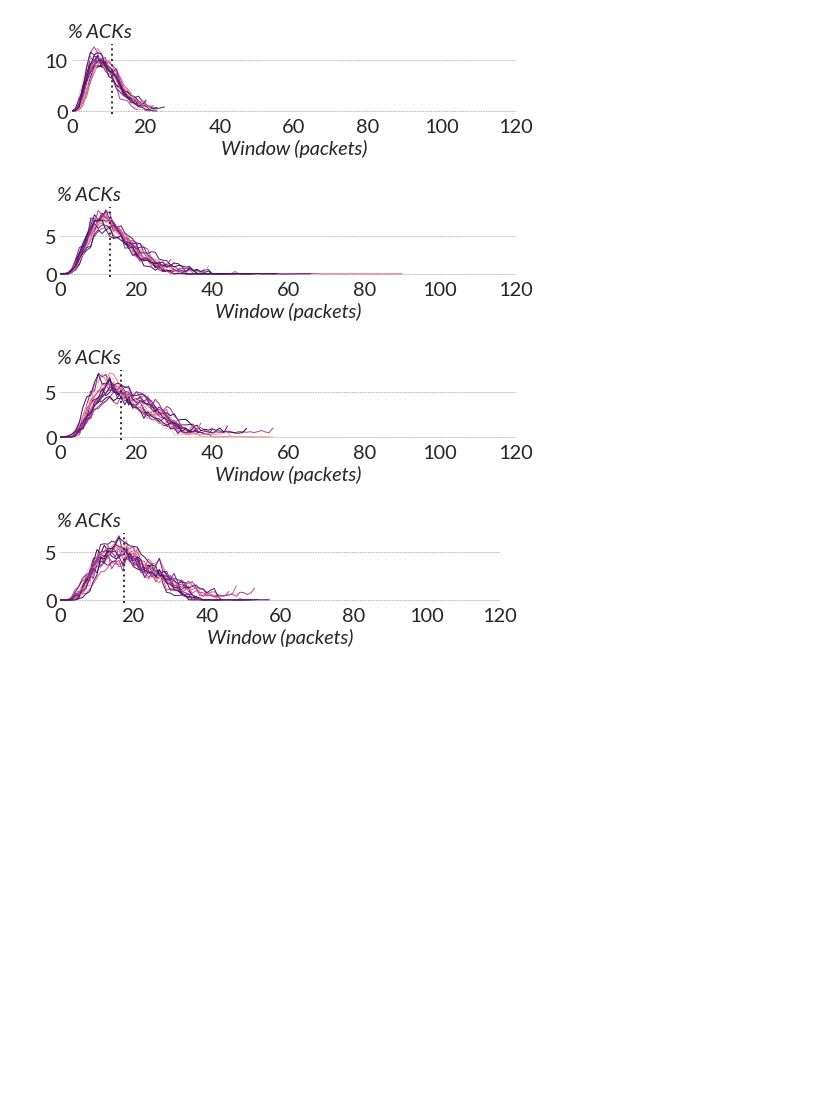
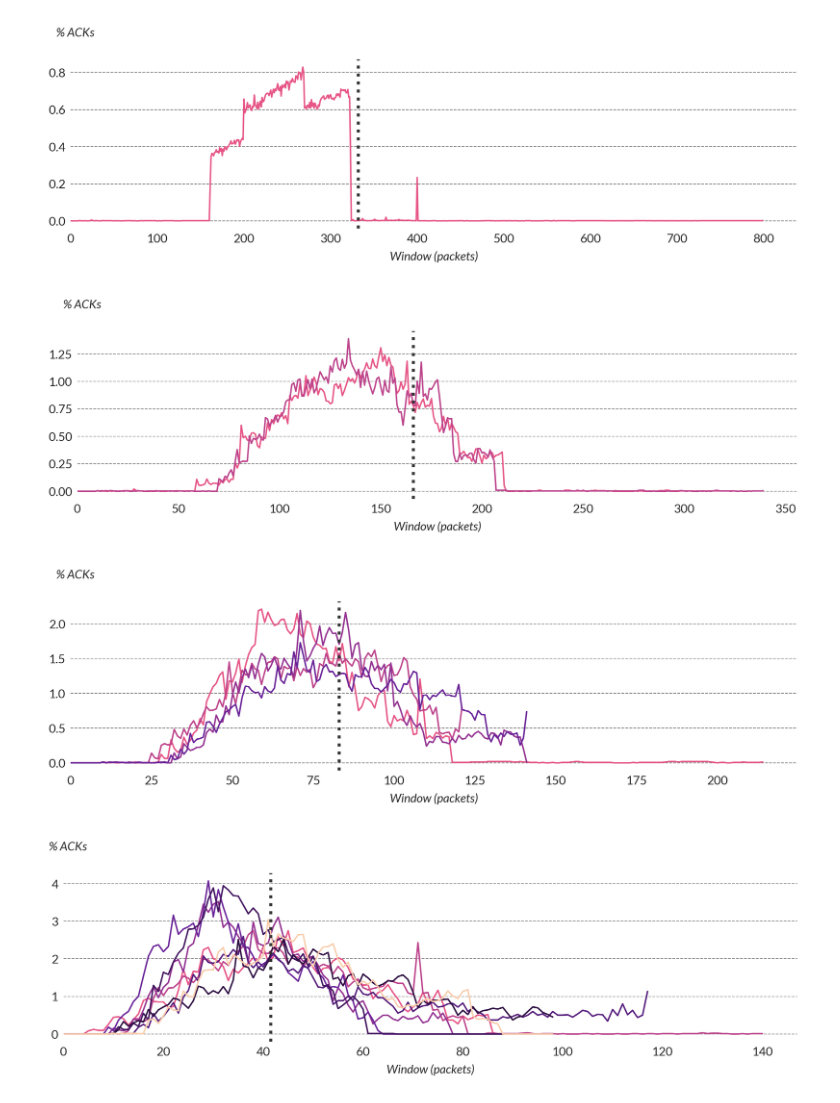
Before and after one commit to brucespang/ifip21-buffer-sizing, a Jupyter notebook: notebooks/Figure 7.ipynb, the cells around one changed output. Saved outputs shown, nothing was run; the diff lists cells and outputs as text; code cells hidden in the pictures; blank space fills up the shorter version.

```diff
--- a/notebooks/Figure 7.ipynb
+++ b/notebooks/Figure 7.ipynb
@@ -11,13 +11,12 @@ width = 7.141
 matplotlib.rcParams['figure.figsize'] = (width, width*1/3)
 # %%
 df = pd.read_sql("""
-select num_flows, max_queue_depth_packets, algorithm, count(*)
-from traces
+select * from traces
 inner join experiments on experiments.id = traces.experiment_id
 where note in ('postcard', 'postcard-ecn', 'postcard-reno')
-and algorithm in ('reno', 'scalable', 'cubic', 'bbr')
+and algorithm = 'reno'
 and action = 'drop'
-group by 1,2,3
+and max_queue_depth_cells = 18675
 """, con)
 df.head()
 # %% [output]
@@ -30,52 +30,45 @@ df.head()
 # %%
 bdp = 166
-n = 16
-
+B = df.iloc[0].max_queue_depth_packets
 
 distribution_stats = []
 
-for B, nfdf in df.sort_values('max_queue_depth_packets').groupby('max_queue_depth_packets'):
+for n, nfdf in df.sort_values('num_flows').groupby('num_flows'):
     plt.figure(figsize=(width, 1/3*width))
 
     cwnds = []
     for flow,fdf in nfdf.groupby(['sport', 'dport']):
         if len(fdf) < 100: continue
 
-        max_cwnd = fdf.snd_cwnd.max()
+        max_cwnd = max(fdf.snd_cwnd.max(), 100)
         ys,xs = np.histogram(fdf.snd_cwnd, bins=np.arange(0,max_cwnd,1))
         ys = np.divide(ys, sum(ys))*100
 
         plt.plot(xs[:-1], ys, label=flow, linewidth=1)
         cwnds.extend(fdf.snd_cwnd)
 
     cwnds = np.array(cwnds)
     for quantile in [0.01, 0.05, 0.1, 0.25, 0.5, 0.75, 0.9, 0.95, 0.99]:
-        distribution_stats.append([B, quantile, np.quantile(cwnds, quantile)])
+        distribution_stats.append([n, quantile, np.quantile(cwnds, quantile)])
     mean = (bdp + B)/n
-    distribution_stats.append([B, 0, np.min(cwnds)])
-    distribution_stats.append([B, 100, np.max(cwnds)])
-    distribution_stats.append([B, "iqr", np.quantile(cwnds, 0.75) - np.quantile(cwnds, 0.25)])
-    distribution_stats.append([B, "99-range", np.quantile(cwnds, 0.99) - np.quantile(cwnds, 0.01)])
-    distribution_stats.append([B, "normalized-99-range", (np.quantile(cwnds, 0.99) - np.quantile(cwnds, 0.01))/mean])
-    distribution_stats.append([B, "normalized-range", (np.max(cwnds) - np.min(cwnds))/mean])
-    distribution_stats.append([B, "normalized-max", (np.max(cwnds))/mean])
-    distribution_stats.append([B, "normalized-min", (np.min(cwnds))/mean])
-    distribution_stats.append([B, "normalized-99", (np.quantile(cwnds, 0.99))/mean])
-    distribution_stats.append([B, "normalized-01", (np.quantile(cwnds, 0.01))/mean])
-    distribution_stats.append([B, "range", np.max(cwnds) - np.min(cwnds)])
-    distribution_stats.append([B, "mean", np.mean(cwnds)])
+    distribution_stats.append([n, 0, np.min(cwnds)])
+    distribution_stats.append([n, 100, np.max(cwnds)])
+    distribution_stats.append([n, "iqr", np.quantile(cwnds, 0.75) - np.quantile(cwnds, 0.25)])
+    distribution_stats.append([n, "normalized-99", (np.quantile(cwnds, 0.99))/mean])
+    distribution_stats.append([n, "normalized-01", (np.quantile(cwnds, 0.01))/mean])
+
 
     plt.axvline(x=(bdp + B)/n, linestyle=":", color='#333333')
 #    plt.text((bdp + B)/n+1, 6, "Fair share", fontweight='bold', color='#333333')
 
     plt.xlabel("Window (packets)")
     plt.ylabel("% ACKs")
+    plt.axis(xmin=0)
     plorts.style_axis()
-    plt.axis(xmin=0, xmax=120)
 
     plt.savefig(f"../figures/fairness_reno_drop_{n}_{bdp}.png")
 # %% [output]
-[figure, old version]
+[figure, new version]
-[figure, old version]
+[figure, new version]
-[figure, old version]
+[figure, new version]
-[figure, old version]
+[figure, new version]
```
Also changed, not shown: parts of 2 cells of this notebook, 46 other files.
